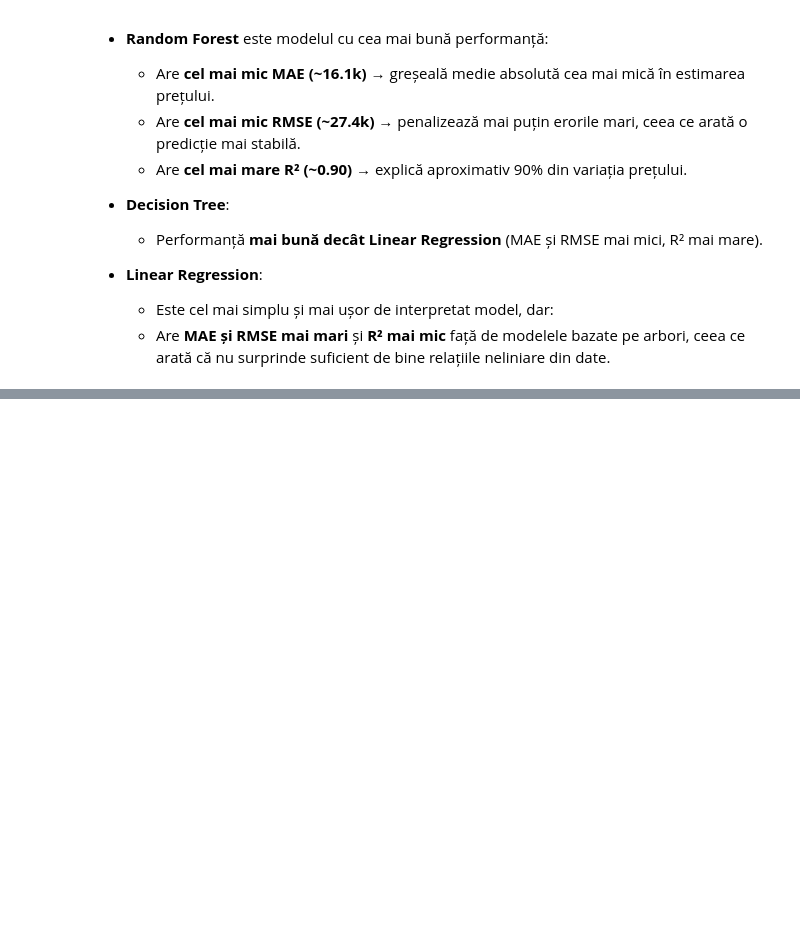
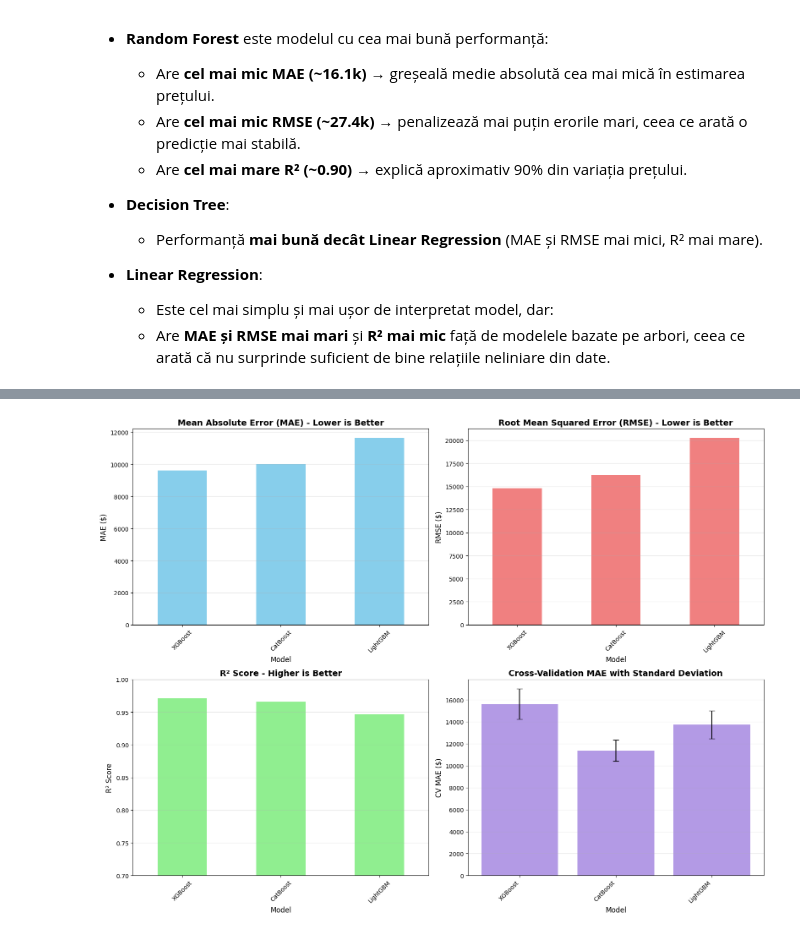
Before and after one commit to OctaMarina/house-price-prediction-integra, a Jupyter notebook: notebooks/Cornescu_Darius_LinearRegression_Full_dataset.ipynb, the cells around one changed output, grey strips where cells are left out. Saved outputs shown, nothing was run; the diff lists cells and outputs as text; code cells hidden in the pictures; blank space fills up the shorter version.

Commit message:
Comparison boosting

```diff
--- a/notebooks/Cornescu_Darius_LinearRegression_Full_dataset.ipynb
+++ b/notebooks/Cornescu_Darius_LinearRegression_Full_dataset.ipynb
@@ -360,0 +481,17 @@ R² Score: 0.9022
+# %%
+results_df = pd.DataFrame({
+    'Model': list(results_boosting.keys()),
+    'MAE': [results_boosting[model]['MAE'] for model in results_boosting.keys()],
+    'RMSE': [results_boosting[model]['RMSE'] for model in results_boosting.keys()],
+    'R²': [results_boosting[model]['R²'] for model in results_boosting.keys()],
+    'CV MAE (mean)': [results_boosting[model]['CV_MAE_mean'] for model in results_boosting.keys()],
+    'CV MAE (std)': [results_boosting[model]['CV_MAE_std'] for model in results_boosting.keys()]
+})
+
+results_df = results_df.sort_values('MAE')
+results_df = results_df.reset_index(drop=True)
+
+print("\n" + "="*100)
+print("COMPARAȚIE FINALĂ - TOATE MODELELE")
+print("="*100)
+print(results_df.to_string(index=False))
@@ -360,0 +506,42 @@ R² Score: 0.9022
+# %%
+fig, axes = plt.subplots(2, 2, figsize=(16, 12))
+
+ax1 = axes[0, 0]
+results_df.plot(x='Model', y='MAE', kind='bar', ax=ax1, color='skyblue')
+ax1.set_title('Mean Absolute Error (MAE) - Lower is Better', fontsize=14, fontweight='bold')
+ax1.set_ylabel('MAE', fontsize=12)
+ax1.set_xlabel('Model', fontsize=12)
+ax1.tick_params(axis='x', rotation=45)
+ax1.grid(axis='y', alpha=0.3)
+
+ax2 = axes[0, 1]
+results_df.plot(x='Model', y='RMSE', kind='bar', ax=ax2, color='lightcoral')
+ax2.set_title('Root Mean Squared Error (RMSE) ', fontsize=14, fontweight='bold')
+ax2.set_ylabel('RMSE', fontsize=12)
+ax2.set_xlabel('Model', fontsize=12)
+ax2.tick_params(axis='x', rotation=45)
+ax2.grid(axis='y', alpha=0.3)
+
+ax3 = axes[1, 0]
+results_df.plot(x='Model', y='R²', kind='bar', ax=ax3, color='lightgreen')
+ax3.set_title('R² Score - Higher is Better', fontsize=14, fontweight='bold')
+ax3.set_ylabel('R² Score', fontsize=12)
+ax3.set_xlabel('Model', fontsize=12)
+ax3.tick_params(axis='x', rotation=45)
+ax3.grid(axis='y', alpha=0.3)
+ax3.set_ylim([0.7, 1.0])
+
+ax4 = axes[1, 1]
+x_pos = np.arange(len(results_df))
+ax4.bar(x_pos, results_df['CV MAE (mean)'], yerr=results_df['CV MAE (std)'], capsize=5, color='mediumpurple', alpha=0.7)
+ax4.set_xticks(x_pos)
+ax4.set_xticklabels(results_df['Model'], rotation=45, ha='right')
+ax4.set_title('Cross-Validation MAE with Standard Deviation', fontsize=14, fontweight='bold')
+ax4.set_ylabel('CV MAE ($)', fontsize=12)
+ax4.set_xlabel('Model', fontsize=12)
+ax4.grid(axis='y', alpha=0.3)
+
+plt.tight_layout()
+plt.show()
+# %% [output]
+[figure, added]
```
Also changed, not shown: parts of 8 cells of this notebook.
